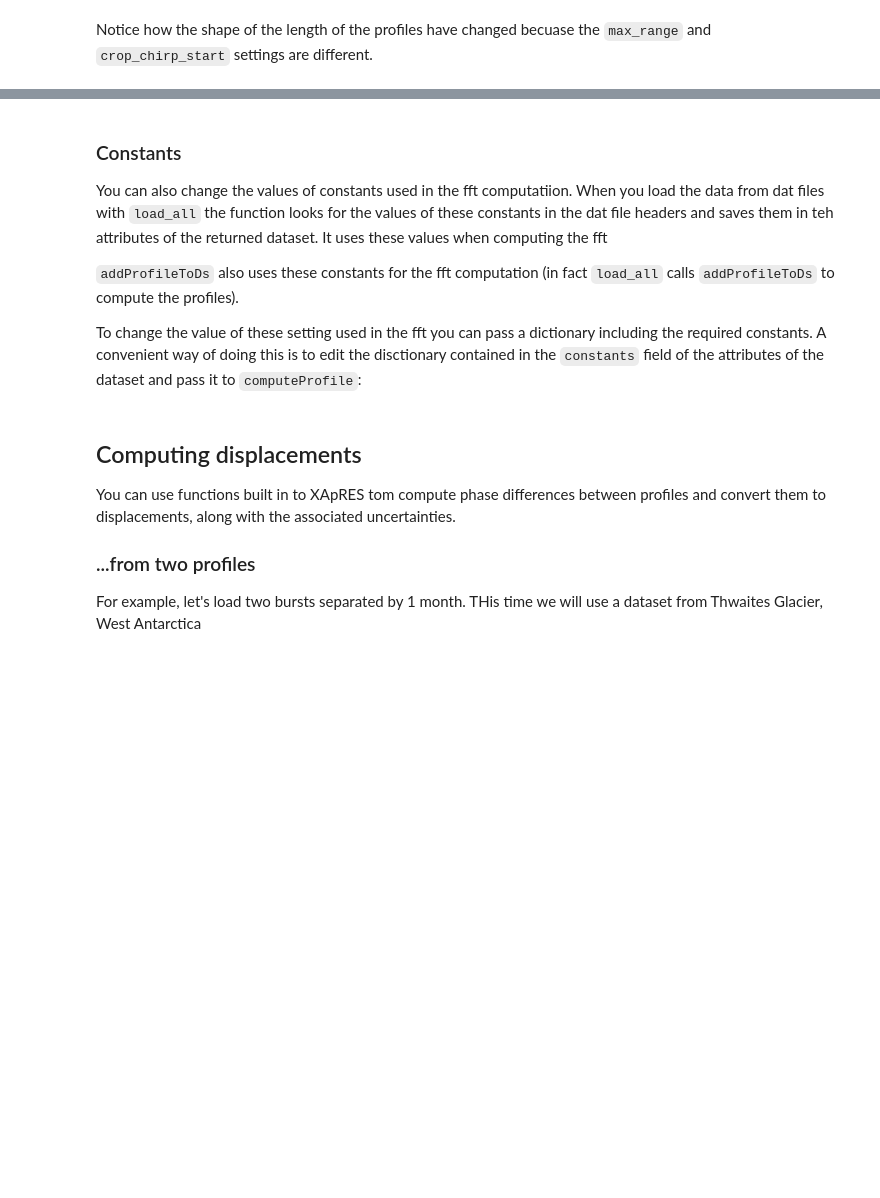
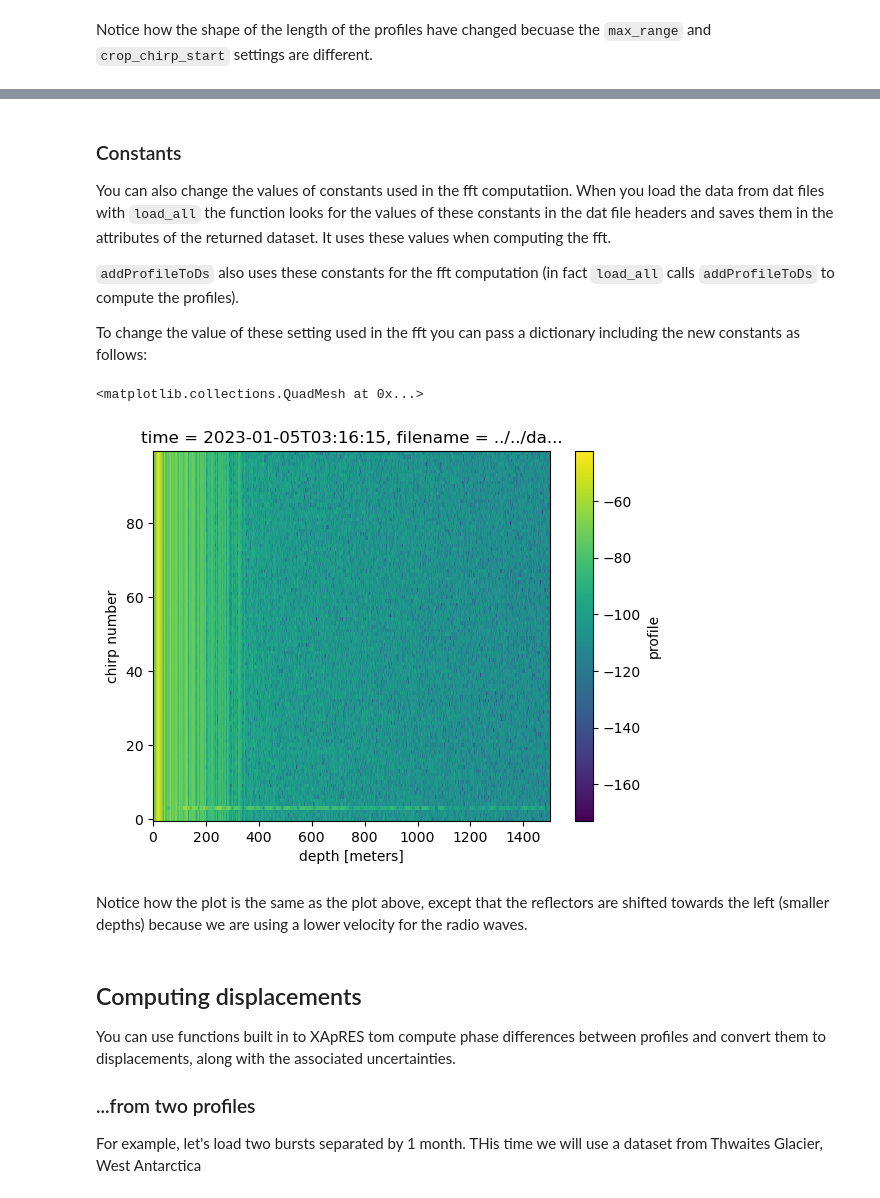
Before and after one commit to ldeo-glaciology/xapres, a Jupyter notebook: notebooks/guides/usingXApRES.ipynb, the cells around one changed output, grey strips where cells are left out. Cells and saved outputs as stored; diff of their text form; code cells hidden in the pictures; blank space fills up the shorter version.

```diff
--- a/notebooks/guides/usingXApRES.ipynb
+++ b/notebooks/guides/usingXApRES.ipynb
@@ -585,14 +584,19 @@ length of profiles computed with changed settings: 3567
 # %% [markdown]
 ### Constants
-You can also change the values of constants used in the fft computatiion. When you load the data from dat files with `load_all` the function looks for the values of these constants in the dat file headers and saves them in teh attributes of the returned dataset. It uses these values when computing the fft
+You can also change the values of constants used in the fft computatiion. When you load the data from dat files with `load_all` the function looks for the values of these constants in the dat file headers and saves them in the attributes of the returned dataset. It uses these values when computing the fft.
 
 `addProfileToDs` also uses these constants for the fft computation (in fact `load_all` calls `addProfileToDs` to compute the profiles).
 
-To change the value of these setting used in the fft you can pass a dictionary including the required constants. A convenient way of doing this is to edit the disctionary contained in the  `constants` field of the attributes of the dataset and pass it to `computeProfile`:
+To change the value of these setting used in the fft you can pass a dictionary including the new constants as follows:
 # %%
-constants = out_from_gen_xarray.attrs['constants']
-constants['c'] = 2e8
-differentConstants = out_from_gen_xarray.chirp.computeProfile(constants=constants)
+constants = {'c': 1e8}
+differentConstants = out_from_gen_xarray.chirp.computeProfile(constants=constants, max_range = 1500)
+differentConstants.dB().plot()
+# %% [output]
+<matplotlib.collections.QuadMesh at 0x...>
+[figure, added]
+# %% [markdown]
+Notice how the plot is the same as the plot above, except that the reflectors are shifted towards the left (smaller depths) because we are using a lower velocity for the radio waves.
 # %% [markdown]
 ## Computing displacements
 You can use functions built in to XApRES tom compute phase differences between profiles and convert them to displacements, along with the associated uncertainties.
```
Also changed, not shown: parts of 16 cells of this notebook.
